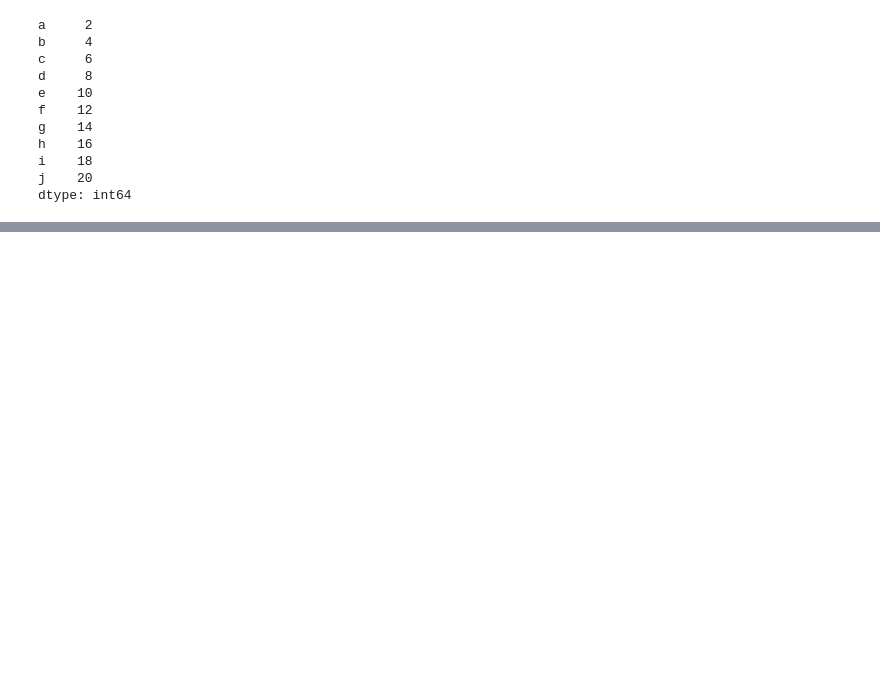
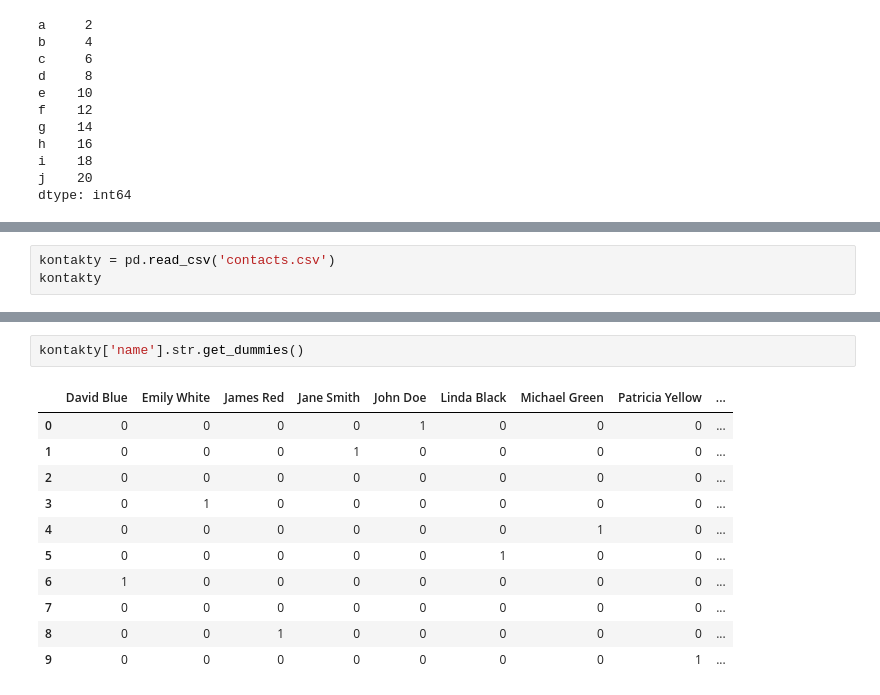
Before and after one commit to fsmehyl/data_science, a Jupyter notebook: skillmea_kurz_pandas.ipynb, the cells around one changed output, grey strips where cells are left out. Saved outputs shown, nothing was run; the diff lists cells and outputs as text; blank space fills up the shorter version.

```diff
--- a/skillmea_kurz_pandas.ipynb
+++ b/skillmea_kurz_pandas.ipynb
@@ -45,0 +219,3 @@ dtype: int64
+# %%
+kontakty = pd.read_csv('contacts.csv')
+kontakty
@@ -45,0 +296,14 @@ dtype: int64
+# %%
+kontakty['name'].str.get_dummies()
+# %% [output]
+|  | David Blue | Emily White | James Red | Jane Smith | John Doe | Linda Black | Michael Green | Patricia Yellow | ... |
+| 0 | 0 | 0 | 0 | 0 | 1 | 0 | 0 | 0 | ... |
+| 1 | 0 | 0 | 0 | 1 | 0 | 0 | 0 | 0 | ... |
+| 2 | 0 | 0 | 0 | 0 | 0 | 0 | 0 | 0 | ... |
+| 3 | 0 | 1 | 0 | 0 | 0 | 0 | 0 | 0 | ... |
+| 4 | 0 | 0 | 0 | 0 | 0 | 0 | 1 | 0 | ... |
+| 5 | 0 | 0 | 0 | 0 | 0 | 1 | 0 | 0 | ... |
+| 6 | 1 | 0 | 0 | 0 | 0 | 0 | 0 | 0 | ... |
+| 7 | 0 | 0 | 0 | 0 | 0 | 0 | 0 | 0 | ... |
+| 8 | 0 | 0 | 1 | 0 | 0 | 0 | 0 | 0 | ... |
+| 9 | 0 | 0 | 0 | 0 | 0 | 0 | 0 | 1 | ... |
```
Also changed, not shown: parts of 32 cells of this notebook, 5 other files.
